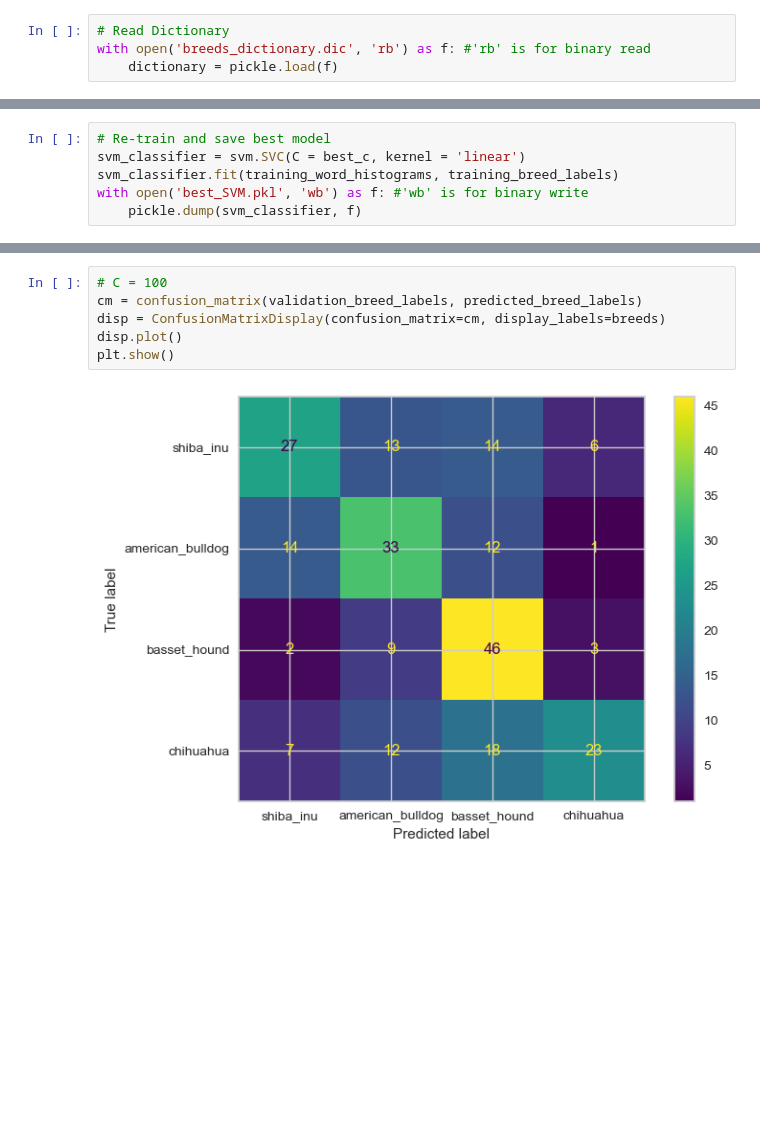
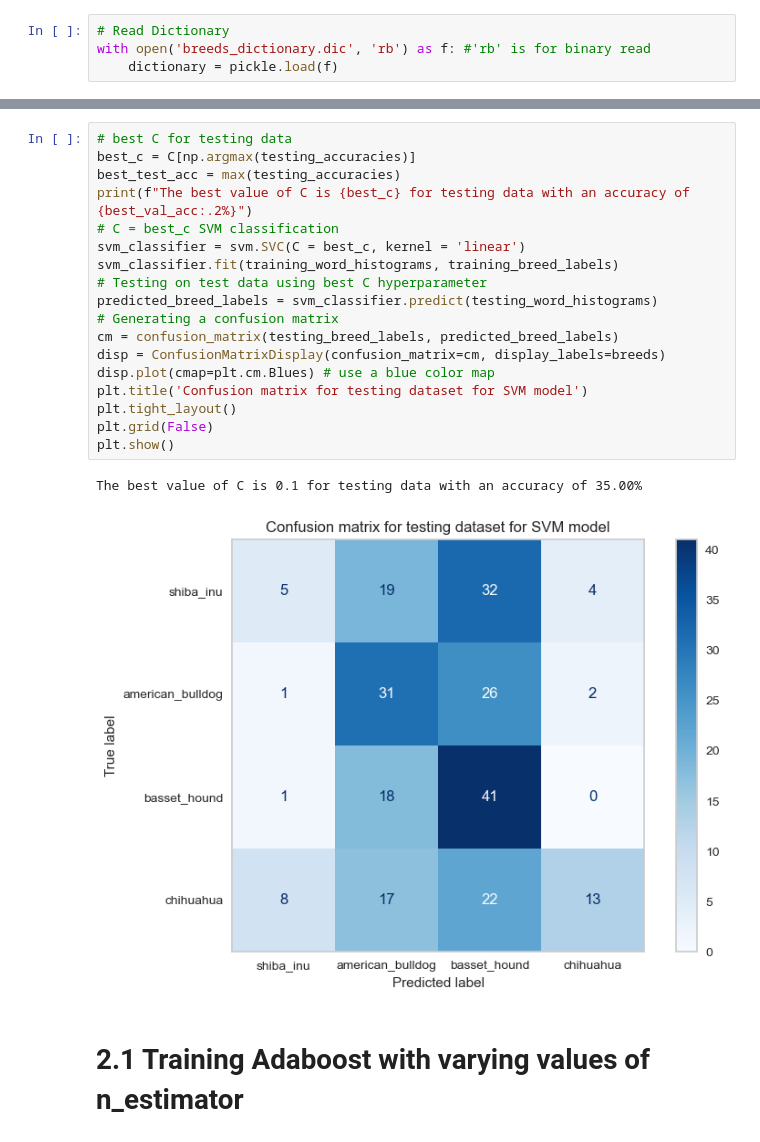
Before and after one commit to BrentonAD/SIT789-Task4-3P, a Jupyter notebook: SVM_ada.ipynb, the cells around one changed output, grey strips where cells are left out. Drawn from its saved outputs; the diff is of its cells as text; blank space fills up the shorter version.

```diff
--- a/SVM_ada.ipynb
+++ b/SVM_ada.ipynb
@@ -218,6 +267,0 @@ The value for number of C with the best validation accuracy is 10 with an accura
-# %%
-# Re-train and save best model
-svm_classifier = svm.SVC(C = best_c, kernel = 'linear')
-svm_classifier.fit(training_word_histograms, training_breed_labels)
-with open('best_SVM.pkl', 'wb') as f: #'wb' is for binary write
-    pickle.dump(svm_classifier, f)
@@ -235,8 +284,23 @@ Breed label:  [0 1 2 0 0 1 0 3 2 0 3 1 0 0 3 1 2 2 0 0 0 1 1 2 2 2 0 2 1 0 2 1 3
-# %%
-# C = 100
-cm = confusion_matrix(validation_breed_labels, predicted_breed_labels)
-disp = ConfusionMatrixDisplay(confusion_matrix=cm, display_labels=breeds)
-disp.plot()
-plt.show()
-# %% [output]
-[figure, removed]
+# %%
+# best C for testing data
+best_c = C[np.argmax(testing_accuracies)]
+best_test_acc = max(testing_accuracies)
+print(f"The best value of C is {best_c} for testing data with an accuracy of {best_val_acc:.2%}")
+# C = best_c SVM classification
+svm_classifier = svm.SVC(C = best_c, kernel = 'linear')
+svm_classifier.fit(training_word_histograms, training_breed_labels)
+# Testing on test data using best C hyperparameter
+predicted_breed_labels = svm_classifier.predict(testing_word_histograms)
+# Generating a confusion matrix
+cm = confusion_matrix(testing_breed_labels, predicted_breed_labels)
+disp = ConfusionMatrixDisplay(confusion_matrix=cm, display_labels=breeds)
+disp.plot(cmap=plt.cm.Blues) # use a blue color map
+plt.title('Confusion matrix for testing dataset for SVM model')
+plt.tight_layout()
+plt.grid(False)
+plt.show()
+# %% [output]
+The best value of C is 0.1 for testing data with an accuracy of 35.00%
+[figure, added]
+# %% [markdown]
+# 2.1 Training Adaboost with varying values of n_estimator
```
Also changed, not shown: parts of 55 cells of this notebook.
